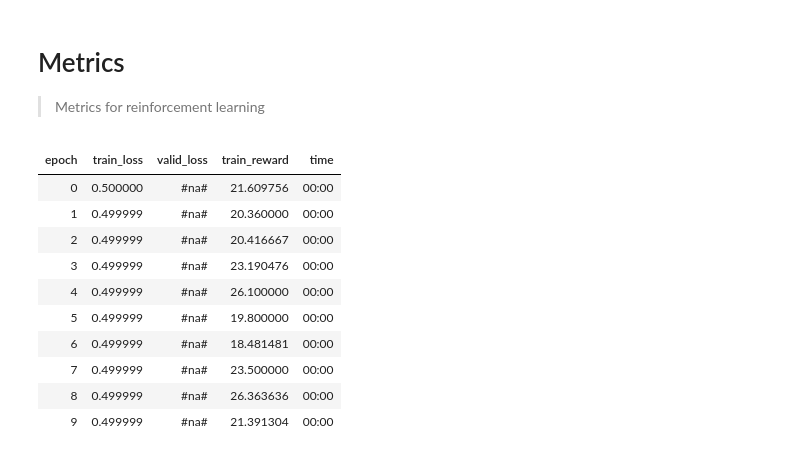
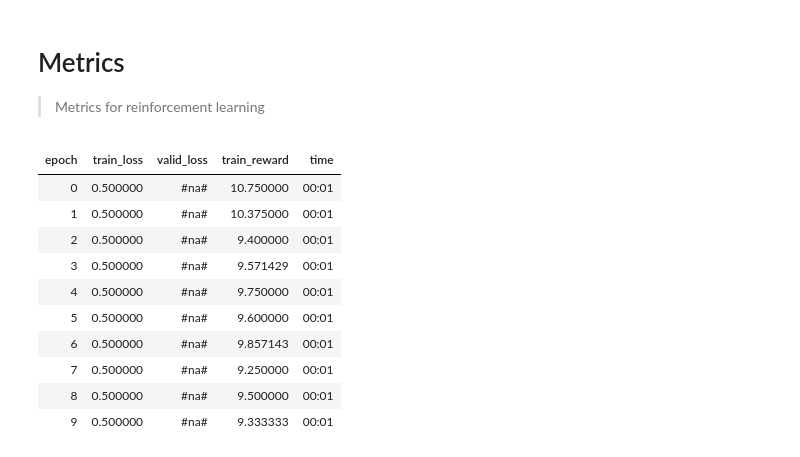
Before and after one commit to josiahls/fast-reinforcement-learning-2, a Jupyter notebook: nbs/04_metrics.ipynb, the cells around one changed output. Drawn from its saved outputs; the diff is of its cells as text; code cells hidden in the pictures.

```diff
--- a/nbs/04_metrics.ipynb
+++ b/nbs/04_metrics.ipynb
@@ -65,7 +66,8 @@ class RewardMetric(LearnerCallback):
             if hasattr(ds,'metric_queue'):
                 if ds.metric_queue is not None:
                     while not ds.metric_queue.empty():
-                        rs.append(ds.metric_queue.get().rewards)
+                        o=ds.metric_queue.get()
+                        if o is not None:rs.append(o.rewards)
             else:rs=ds.pop_total_rewards()
             rewards.append(np.mean(rs))
         return add_metrics(last_metrics,rewards)
@@ -88,19 +74,48 @@ def dqn_grad_fitter_2(model:nn.Module,agent:BaseAgent,ds:ExperienceSourceDataset
+# %%
+def _grad_fitter(model:Optional[nn.Module],learner_cls:Optional['AgentLearner'],agent:Optional['BaseAgent'],ds_cls:ExperienceSourceDataset,
+            pause_event:mp.Event,cancel_event:mp.Event,main_queue:Optional[mp.JoinableQueue],metric_queue:Optional[mp.JoinableQueue]):
+    "Default fitter for AsyncGradExperienceSourceDataset."
+    ds=ds_cls()
+    dl=DataLoader(ds,batch_size=1,num_workers=0)
+
+    if learner_cls is not None:
+        learn=learner_cls(data=DataBunch(dl,dl),model=model,agent=agent)
+        ds.learn=learn
+    try:
+        while not cancel_event.is_set():
+            for xb,yb in ds:
+                while pause_event.is_set() and not self.cancel_event.is_set():cancel_event.wait(0.1)
+                if main_queue is not None:
+                    loss=0.5 # Place holder
+                    main_queue.put((xb,{'loss':loss,**yb}))
+            if metric_queue is not None:
+                total_rewards=ds.pop_total_rewards()
+                if len(total_rewards)!=0:
+                    if metric_queue.full():_logger.warning('Metric queue is full. Increase its size,empty it, or set metric_queue to None.')
+                    metric_queue.put(TotalRewards(total_rewards))
+            while pause_event.is_set():pass
+    finally:
+        main_queue.put(None)
+        metric_queue.put(None)
+        cancel_event.set()
+        sys.stdout.flush()
 # %%
-data=AsyncExperienceSourceDataBunch.from_env('CartPole-v1',data_exp=False,display=False,firstlast=True,add_valid=False,n_processes=2,n_envs=2,queue_sz=400)
+data=AsyncExperienceSourceDataBunch.from_env('CartPole-v1',use_grad_experience=True,firstlast=True,add_valid=False,n_processes=4,fitter_fn=_grad_fitter,
+                                             bs=64,ds_kwargs={'n_envs':15})
 model=nn.Sequential(nn.Linear(4,5),nn.ReLU(),nn.Linear(5,2))
 agent=DQNAgent(model=model)
 learn=AgentLearner(data,model,agent=agent,callback_fns=[FakeRunCallback,RewardMetric])
-setattr(learn,'fitter',dqn_grad_fitter_2)
+setattr(learn,'fitter',_grad_fitter)
 learn.fit(10,lr=0.01,wd=1)
 # %% [output]
 | epoch | train_loss | valid_loss | train_reward | time |
-| 0 | 0.500000 | #na# | 21.609756 | 00:00 |
-| 1 | 0.499999 | #na# | 20.360000 | 00:00 |
-| 2 | 0.499999 | #na# | 20.416667 | 00:00 |
-| 3 | 0.499999 | #na# | 23.190476 | 00:00 |
-| 4 | 0.499999 | #na# | 26.100000 | 00:00 |
-| 5 | 0.499999 | #na# | 19.800000 | 00:00 |
-| 6 | 0.499999 | #na# | 18.481481 | 00:00 |
-| 7 | 0.499999 | #na# | 23.500000 | 00:00 |
-| 8 | 0.499999 | #na# | 26.363636 | 00:00 |
-| 9 | 0.499999 | #na# | 21.391304 | 00:00 |
+| 0 | 0.500000 | #na# | 10.750000 | 00:01 |
+| 1 | 0.500000 | #na# | 10.375000 | 00:01 |
+| 2 | 0.500000 | #na# | 9.400000 | 00:01 |
+| 3 | 0.500000 | #na# | 9.571429 | 00:01 |
+| 4 | 0.500000 | #na# | 9.750000 | 00:01 |
+| 5 | 0.500000 | #na# | 9.600000 | 00:01 |
+| 6 | 0.500000 | #na# | 9.857143 | 00:01 |
+| 7 | 0.500000 | #na# | 9.250000 | 00:01 |
+| 8 | 0.500000 | #na# | 9.500000 | 00:01 |
+| 9 | 0.500000 | #na# | 9.333333 | 00:01 |
```
Also changed, not shown: parts of 7 cells of this notebook, 17 other files.
